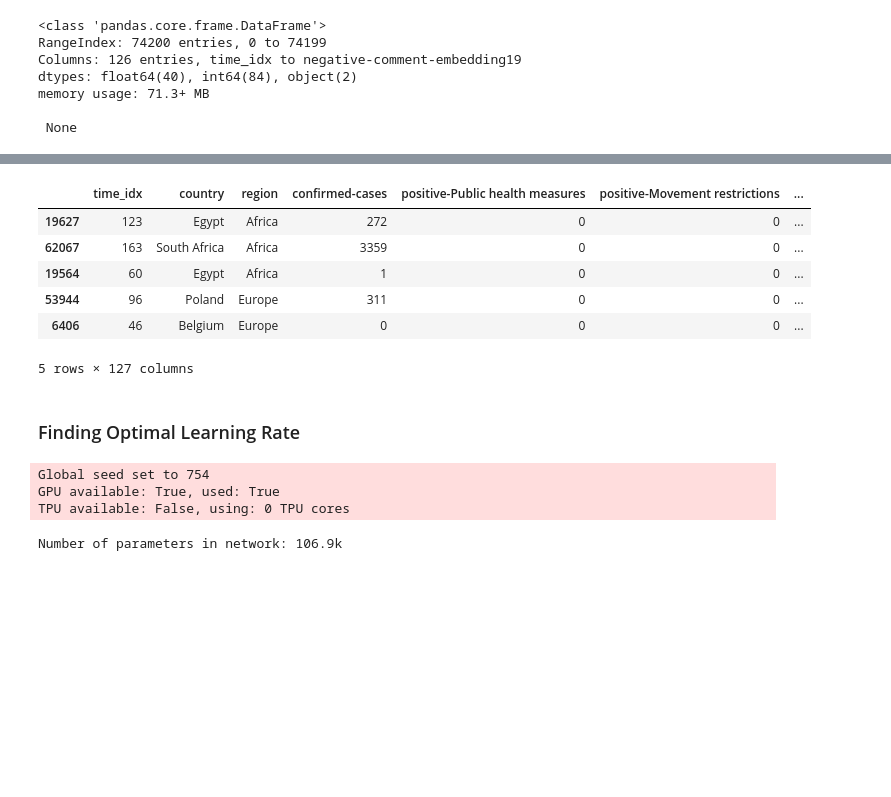
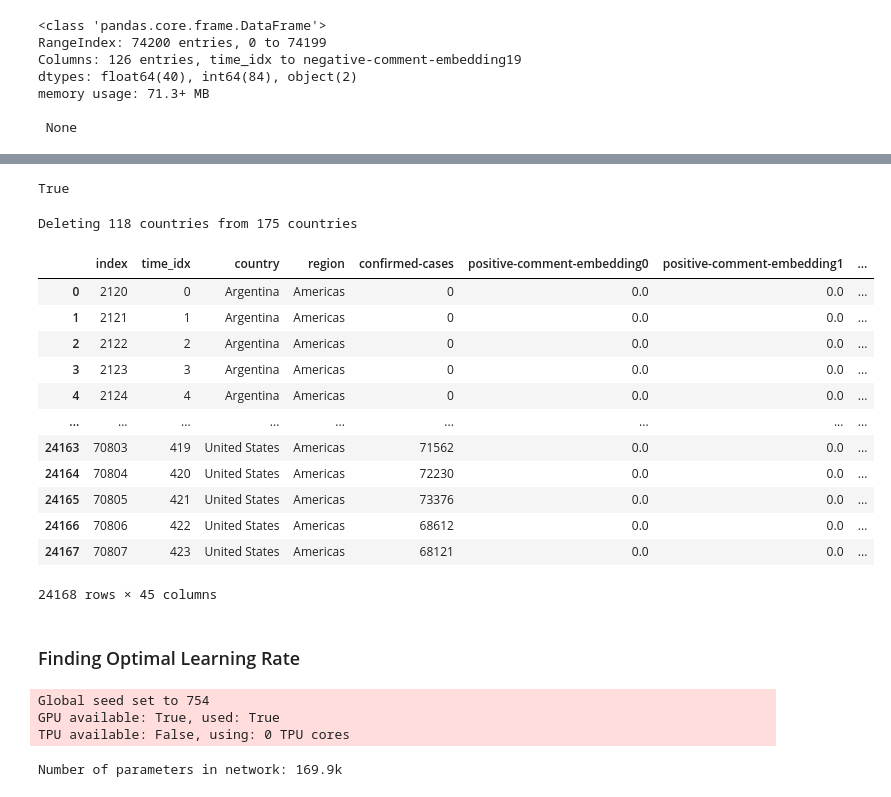
Before and after one commit to arashms/DL-project, a Jupyter notebook: TFT-category.ipynb, the cells around one changed output, grey strips where cells are left out. Drawn from its saved outputs; the diff is of its cells as text; code cells hidden in the pictures; blank space fills up the shorter version.

```diff
--- a/TFT-category.ipynb
+++ b/TFT-category.ipynb
@@ -82,13 +119,3 @@ for country in data.country.unique():
                                                     fillna(0).\
                                                     round().\
                                                     astype('int')
-# %%
-data.sample(5)
-# %% [output]
-|  | time_idx | country | region | confirmed-cases | positive-Public health measures | positive-Movement restrictions | ... |
-| 19627 | 123 | Egypt | Africa | 272 | 0 | 0 | ... |
-| 62067 | 163 | South Africa | Africa | 3359 | 0 | 0 | ... |
-| 19564 | 60 | Egypt | Africa | 1 | 0 | 0 | ... |
-| 53944 | 96 | Poland | Europe | 311 | 0 | 0 | ... |
-| 6406 | 46 | Belgium | Europe | 0 | 0 | 0 | ... |
-5 rows × 127 columns
@@ -95,4 +137,61 @@ data.sample(5)
+# %%
+# Check if its working
+i = 10
+len(data[data[measures[i]] == "1"]) + len(data[data[measures[i]] == "0"]) == len(data)
+# %% [output]
+True
+# %%
+# Removing countires with low number of new cases
+avg_threshhold = 500
+
+deleting_countries = []
+
+for country in data.country.unique():
+    case_avg = data[data.country == country]['confirmed-cases'].mean()
+    if case_avg < avg_threshhold:
+        deleting_countries.append(country)
+
+print(f'Deleting {len(deleting_countries)} countries from {len(data.country.unique())} countries')
+
+for country in deleting_countries:
+
+    # Deleting those countries
+    indices = data[data.country == country].index
+    data = data.drop(indices)
+# %% [output]
+Deleting 118 countries from 175 countries
+# %%
+# Remoivng all measures
+# Removing negative and positive of the comments
+
+not_feature = ['time_idx', 'country', 'region', 'confirmed-cases']
+comments = [i for i in data.columns if 'comment' in i]
+com_names = [i[9:] for i in comments]
+data_only_com = data[comments].T.groupby(com_names).sum().T
+data_not_feature = data[not_feature].copy()
+data_not_feature[com_names[:20]] = data_only_com[com_names[:20]]
+data = data_not_feature
+data
 # %%
-feature_list = [i for i in data.columns if 'positive' in i or 'negative' in i]
+comments = [i for i in data.columns if 'comment' in i]
+not_feature = ['time_idx', 'country', 'region', 'confirmed-cases']
+data = data[not_feature + comments]
+# %%
+data = data.reset_index()
+data
+# %% [output]
+|  | index | time_idx | country | region | confirmed-cases | positive-comment-embedding0 | positive-comment-embedding1 | ... |
+| 0 | 2120 | 0 | Argentina | Americas | 0 | 0.0 | 0.0 | ... |
+| 1 | 2121 | 1 | Argentina | Americas | 0 | 0.0 | 0.0 | ... |
+| 2 | 2122 | 2 | Argentina | Americas | 0 | 0.0 | 0.0 | ... |
+| 3 | 2123 | 3 | Argentina | Americas | 0 | 0.0 | 0.0 | ... |
+| 4 | 2124 | 4 | Argentina | Americas | 0 | 0.0 | 0.0 | ... |
+| ... | ... | ... | ... | ... | ... | ... | ... | ... |
+| 24163 | 70803 | 419 | United States | Americas | 71562 | 0.0 | 0.0 | ... |
+| 24164 | 70804 | 420 | United States | Americas | 72230 | 0.0 | 0.0 | ... |
+| 24165 | 70805 | 421 | United States | Americas | 73376 | 0.0 | 0.0 | ... |
+| 24166 | 70806 | 422 | United States | Americas | 68612 | 0.0 | 0.0 | ... |
+| 24167 | 70807 | 423 | United States | Americas | 68121 | 0.0 | 0.0 | ... |
+24168 rows × 45 columns
 # %%
 training_cutoff = data['time_idx'].max() - MAX_PREDICTION_LENGTH - 30
@@ -160,11 +262,11 @@ tft = TemporalFusionTransformer.from_dataset(
     training,
     # not meaningful for finding the learning rate but otherwise very important
     learning_rate=0.03,
-    hidden_size=16,  # most important hyperparameter apart from learning rate
+    hidden_size=32,  # most important hyperparameter apart from learning rate
     # number of attention heads. Set to up to 4 for large datasets
-    attention_head_size=1,
+    attention_head_size=2,
     dropout=0.1,  # between 0.1 and 0.3 are good values
-    hidden_continuous_size=8,  # set to <= hidden_size
+    hidden_continuous_size=16,  # set to <= hidden_size
     output_size=7,  # 7 quantiles by default
     loss=QuantileLoss(),
     # reduce learning rate if no improvement in validation loss after x epochs
@@ -175,7 +277,7 @@ print(f"Number of parameters in network: {tft.size()/1e3:.1f}k")
 Global seed set to 754
 GPU available: True, used: True
 TPU available: False, using: 0 TPU cores
-Number of parameters in network: 106.9k
+Number of parameters in network: 169.9k
 # %%
 res = trainer.tuner.lr_find(
     tft,
```
Also changed, not shown: parts of 22 cells of this notebook.
